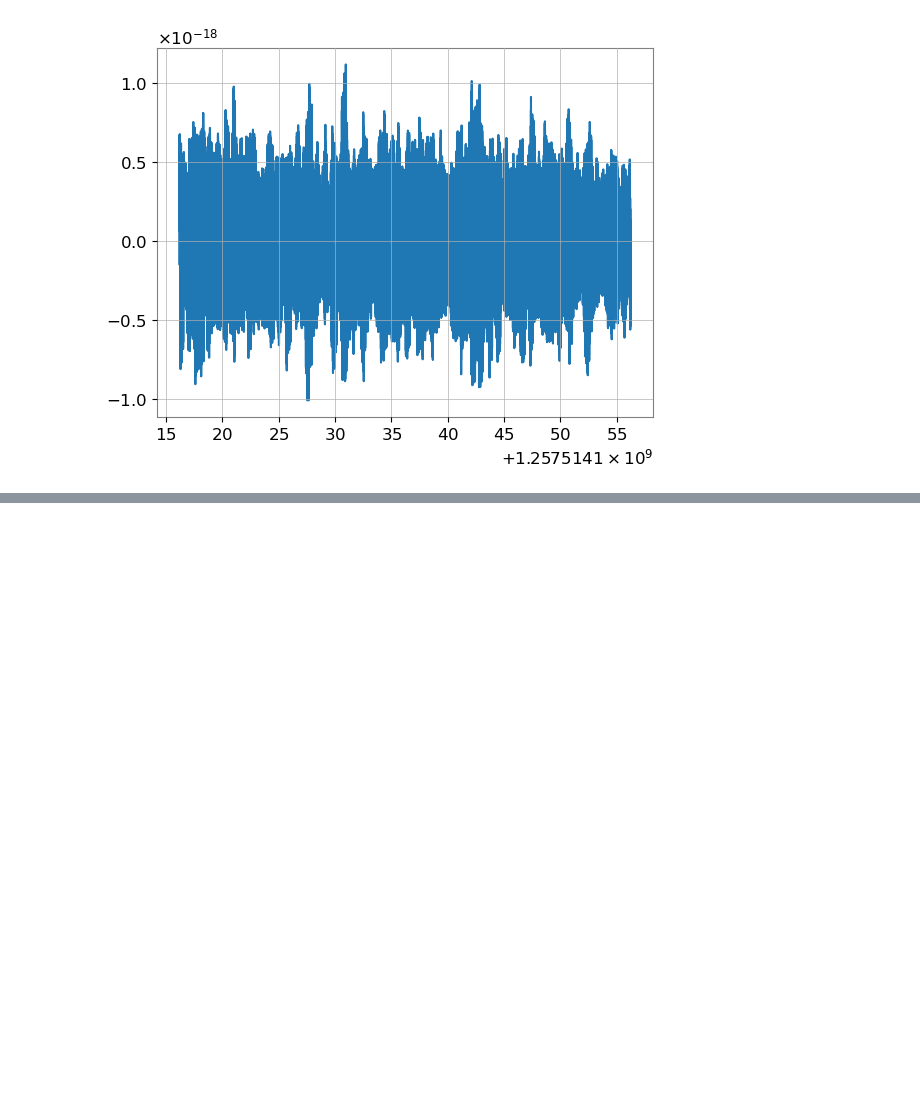
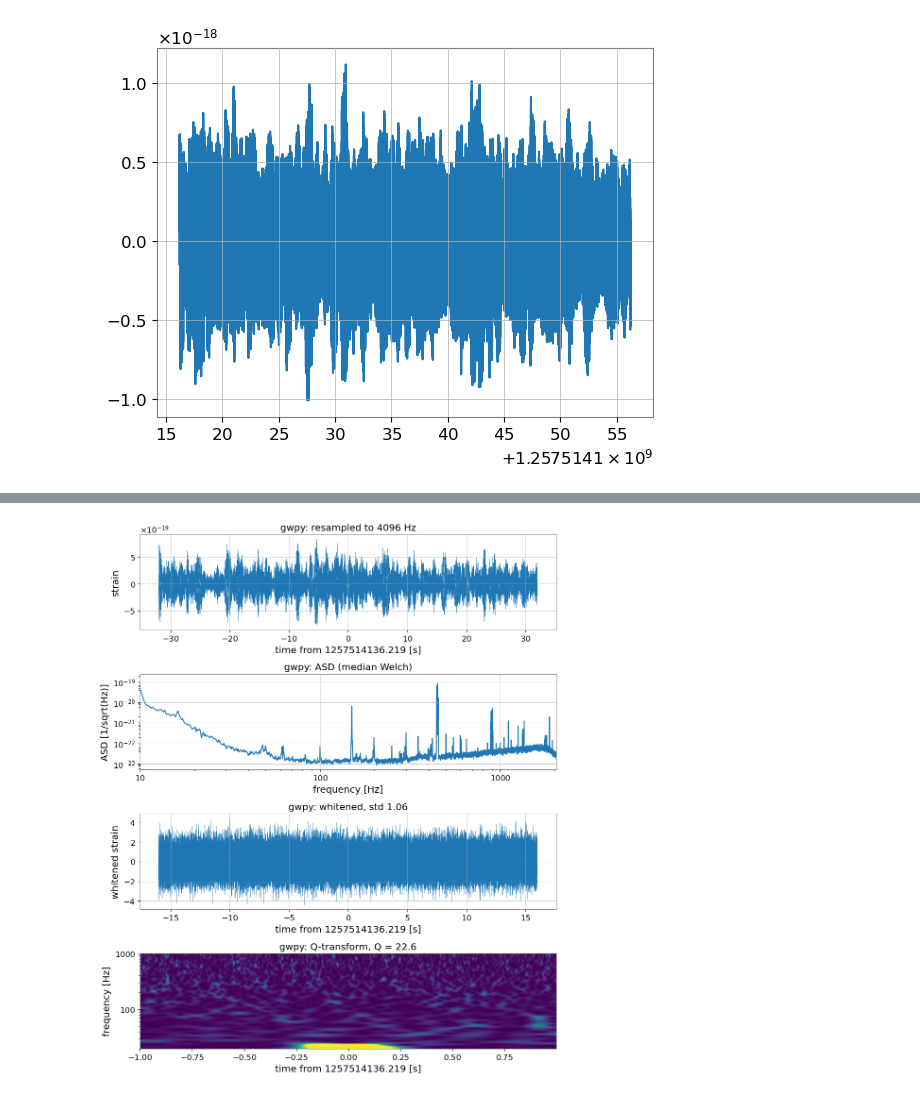
Before and after one commit to MelissaLP/sage, a Jupyter notebook: eucaif/virgo_data_prep.ipynb, the cells around one changed output, grey strips where cells are left out. Saved outputs shown, nothing was run; the diff lists cells and outputs as text; code cells hidden in the pictures; blank space fills up the shorter version.

```diff
--- a/eucaif/virgo_data_prep.ipynb
+++ b/eucaif/virgo_data_prep.ipynb
@@ -87,15 +93,19 @@ ax.set_yscale("log")
 ax.set_epoch(t0)
 ax.colorbar(clim=(0, 25), label="normalised energy")
 ax.set_title(f"gwpy q_transform, Q = {qgwpy.q:.1f}")
+# %%
+fs, dt, dc = 4096, 32, 16
+t0 = df['GPStime'].iloc[0]
+start, end = df['GPStime'].iloc[0] - dt, df['GPStime'].iloc[0] + dt
+data = TimeSeries.get('V1:Hrec_hoft_16384Hz', start, end, frametype='HoftOnline')
 # %%
 %%time
 # gwpy: resample 16 kHz -> 4 kHz, estimate the ASD, whiten, Q-transform; plot each step
-fs = 4096
-t0 = df['GPStime'].iloc[0]
 data_4k = data.resample(fs)                                          # FIR anti-alias (scipy decimate) + downsample by 4
 asd_gwpy = data_4k.asd(fftlength=4, overlap=2, method="median")      # Welch: 4 s Hann segments, 2 s overlap, median
 white_gwpy = data_4k.whiten(asd=asd_gwpy, fduration=2, highpass=15)  # FIR inverse-spectrum truncation (2 s filter)
-white_gwpy = white_gwpy.crop(start + 1, end - 1)                     # drop the fduration / 2 it corrupts at each end
+white_gwpy = white_gwpy.crop(start + dc, end - dc)                     # drop the fduration / 2 it corrupts at each end
+print(white_gwpy.duration)
 q_gwpy = white_gwpy.q_transform(whiten=False, qrange=(4, 64), frange=(20, 1000), logf=True,
                                 gps=t0, outseg=(t0 - 1, t0 + 1))     # Q searched near t0; 1000 x 500 over +/- 1 s
 
@@ -110,3 +120,4 @@ axs[3].pcolormesh(q_gwpy.times.value - t0, q_gwpy.frequencies.value, q_gwpy.valu
 axs[3].set(yscale="log", xlabel=f"time from {t0} [s]", ylabel="frequency [Hz]", title=f"gwpy: Q-transform, Q = {q_gwpy.q:.1f}")
 axs[3].grid(False)
 fig.tight_layout()
+# %% [output]
@@ -113 +127,2 @@ fig.tight_layout()
+[figure, added]
 # %%
```
Also changed, not shown: parts of 7 cells of this notebook.
